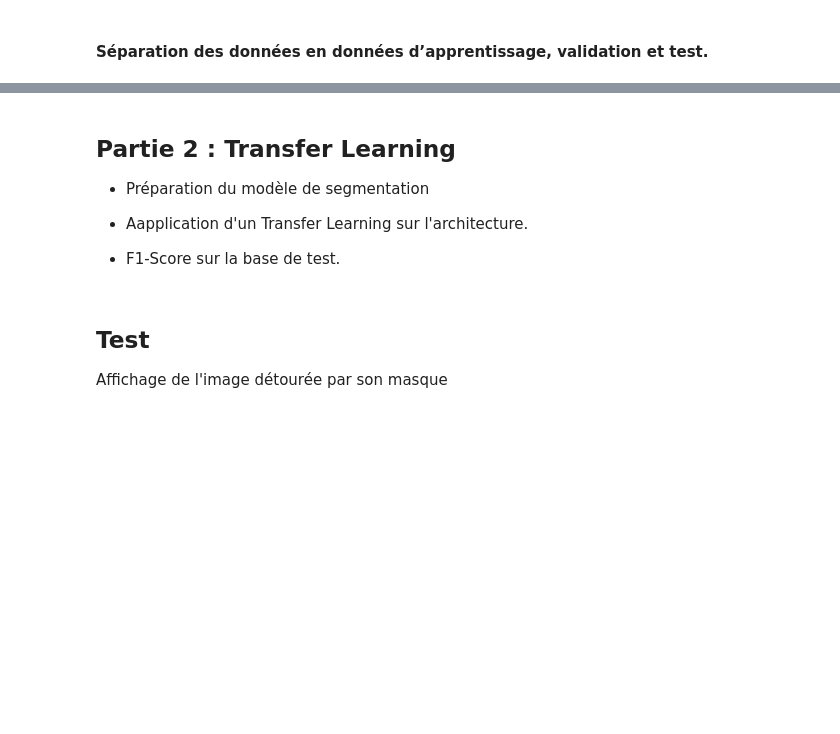
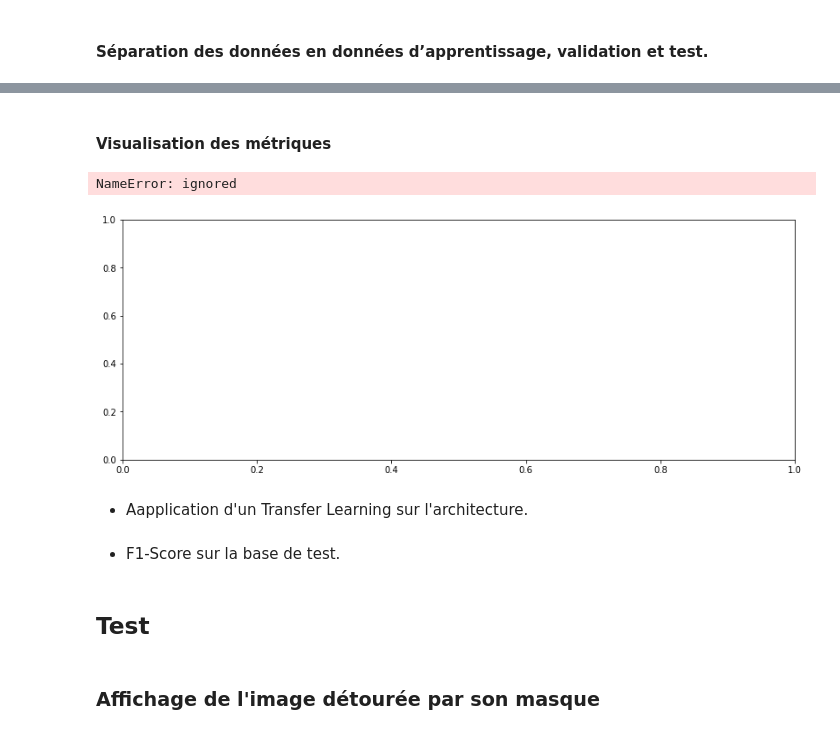
Before and after one commit to Rom1deTroyes/Segmentation_Lesions_Pulmonaires, a Jupyter notebook: Unet.ipynb, the cells around one changed output, grey strips where cells are left out. Drawn from its saved outputs; the diff is of its cells as text; code cells hidden in the pictures; blank space fills up the shorter version.

```diff
--- a/Unet.ipynb
+++ b/Unet.ipynb
@@ -119,0 +250,2 @@ for c in range(n):
+# %%
+model_path = 'Unet_weights.h5'
@@ -119,0 +275,4 @@ for c in range(n):
+# %%
+from keras.models import load_model
+if os.path.exists(model_path) :
+    model.load_weights(model_path)  # Rechargement du modèle si déjà enregistré
@@ -119,0 +281,11 @@ for c in range(n):
+# %%
+EPOCHS = 1
+
+results = model.fit_generator(train_generator,
+                              steps_per_epoch=1000,
+                              epochs=EPOCHS,
+                              validation_data=val_generator,
+                              validation_steps=500
+                              )
+
+model.save_weights(model_path)
@@ -120,14 +311,47 @@ for c in range(n):
+# %% [markdown]
+#### Visualisation des métriques
+# %%
+# Plot training & validation iou_score values
+plt.figure(figsize=(30, 5))
+plt.subplot(121)
+plt.plot(results.history['iou_score'])
+plt.plot(results.history['val_iou_score'])
+plt.title('Model iou_score')
+plt.ylabel('iou_score')
+plt.xlabel('Epoch')
+plt.legend(['Train', 'Test'], loc='upper left')
+
+
+# Plot training & validation loss values
+plt.subplot(122)
+plt.plot(results.history['loss'])
+plt.plot(results.history['val_loss'])
+plt.title('Model loss')
+plt.ylabel('Loss')
+plt.xlabel('Epoch')
+plt.legend(['Train', 'Test'], loc='upper left')
+plt.show()
+
+
+# Plot training & validation Acc values
+plt.subplot(122)
+plt.plot(results.history['acc'])
+plt.plot(results.history['val_acc'])
+plt.title('Model Acc')
+plt.ylabel('Acc')
+plt.xlabel('Epoch')
+plt.legend(['Train', 'Test'], loc='upper left')
+plt.show()
+# %% [output]
+NameError: ignored
+[figure, added]
 # %% [markdown]
 
-## Partie 2 : Transfer Learning
-
-- Préparation du modèle de segmentation
-
 - Aapplication d'un Transfer Learning sur l'architecture.
-
-- F1-Score sur la base de test.
+# %% [markdown]
+- F1-Score sur la base de test.
+# %% [markdown]
+## Test
 # %% [markdown]
-## Test
-
-Affichage de l'image détourée par son masque
+### Affichage de l'image détourée par son masque
 # %%
```
Also changed, not shown: parts of 30 cells of this notebook.
